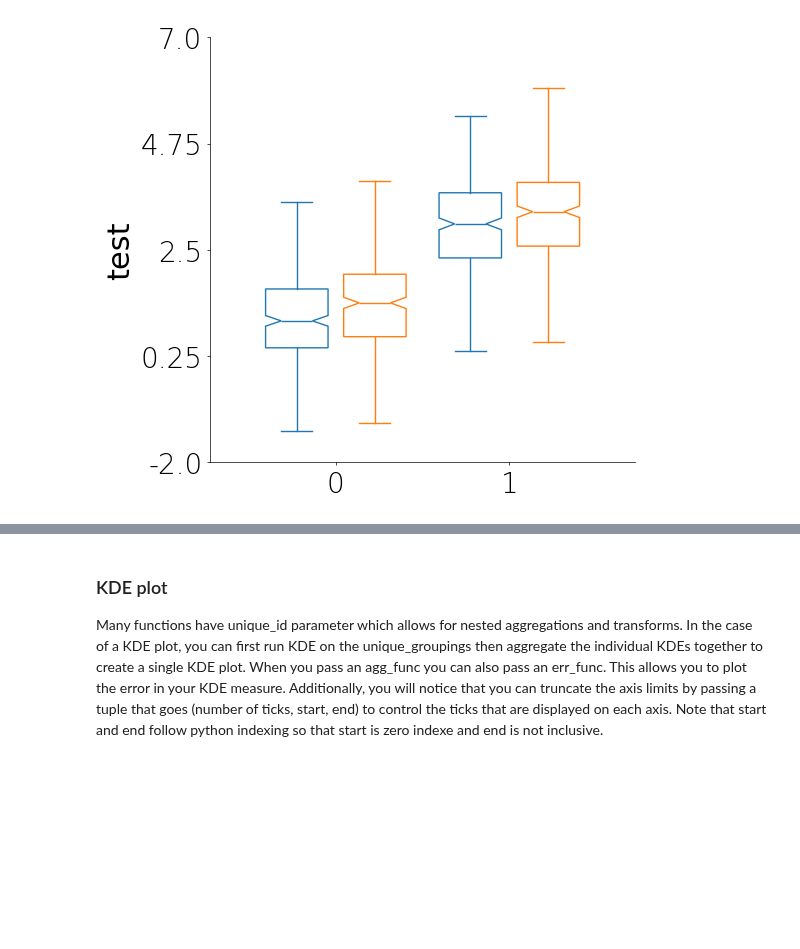
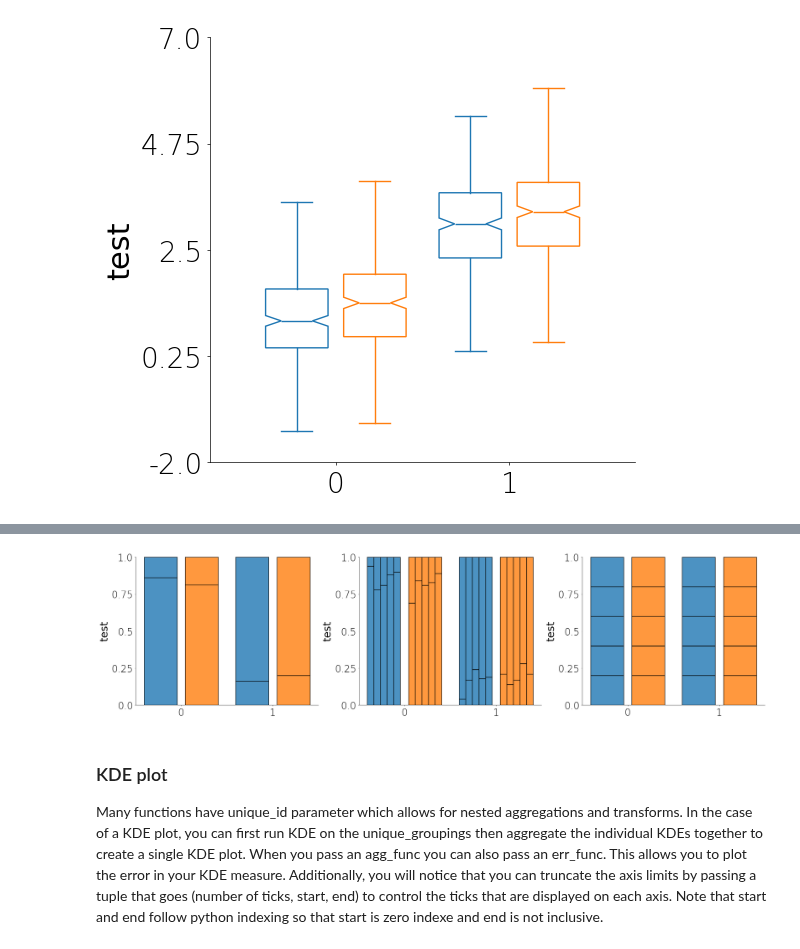
Before and after one commit to LarsHenrikNelson/lithos, a Jupyter notebook: README.ipynb, the cells around one changed output, grey strips where cells are left out. Saved outputs shown, nothing was run; the diff lists cells and outputs as text; code cells hidden in the pictures; blank space fills up the shorter version.

Commit message:
Precent plot is fully integrated with the new matplotlib plotter. Updated README.

```diff
--- a/README.ipynb
+++ b/README.ipynb
@@ -264,3 +269,57 @@ plot = (
+# %%
+df = create_synthetic_data(n_groups=2, n_subgroups=2, n_unique_ids=5, n_points=100)
+fig, ax = plt.subplots(ncols=3, layout="constrained", figsize=(6.4 * 3, 4.8 * 1))
+plot = (
+    CategoricalPlot(data=df)
+    .load_metadata("my_plot")
+    .grouping(
+        group="grouping_1",
+        subgroup="grouping_2",
+        group_spacing=0.9,
+    )
+    .percent(
+        cutoff=sum(df["y"]) / len(df["y"]),
+        barwidth=0.8,
+        alpha=0.8,
+    )
+    .plot_data(y="y", ylabel="test", title="")
+    .plot(figure=fig, axes=ax[0])
+)
+plot = (
+    CategoricalPlot(data=df)
+    .load_metadata("my_plot")
+    .grouping(
+        group="grouping_1",
+        subgroup="grouping_2",
+        group_spacing=0.9,
+    )
+    .percent(
+        unique_id="unique_grouping",
+        cutoff=sum(df["y"]) / len(df["y"]),
+        barwidth=0.8,
+        alpha=0.8,
+    )
+    .plot_data(y="y", ylabel="test", title="")
+    .plot(figure=fig, axes=ax[1])
+)
+plot = (
+    CategoricalPlot(data=df)
+    .load_metadata("my_plot")
+    .grouping(
+        group="grouping_1",
+        subgroup="grouping_2",
+        group_spacing=0.9,
+    )
+    .percent(
+        cutoff=None,
+        barwidth=0.8,
+        alpha=0.8,
+    )
+    .plot_data(y="unique_grouping", ylabel="test", title="")
+    .plot(figure=fig, axes=ax[2])
+)
+# %% [output]
+[figure, added]
 # %% [markdown]
 ### KDE plot
 Many functions have unique_id parameter which allows for nested aggregations and transforms. In the case of a KDE plot, you can first run KDE on the unique_groupings then aggregate the individual KDEs together to create a single KDE plot. When you pass an agg_func you can also pass an err_func. This allows you to plot the error in your KDE measure.
```
Also changed, not shown: parts of 6 cells of this notebook, 10 other files.
